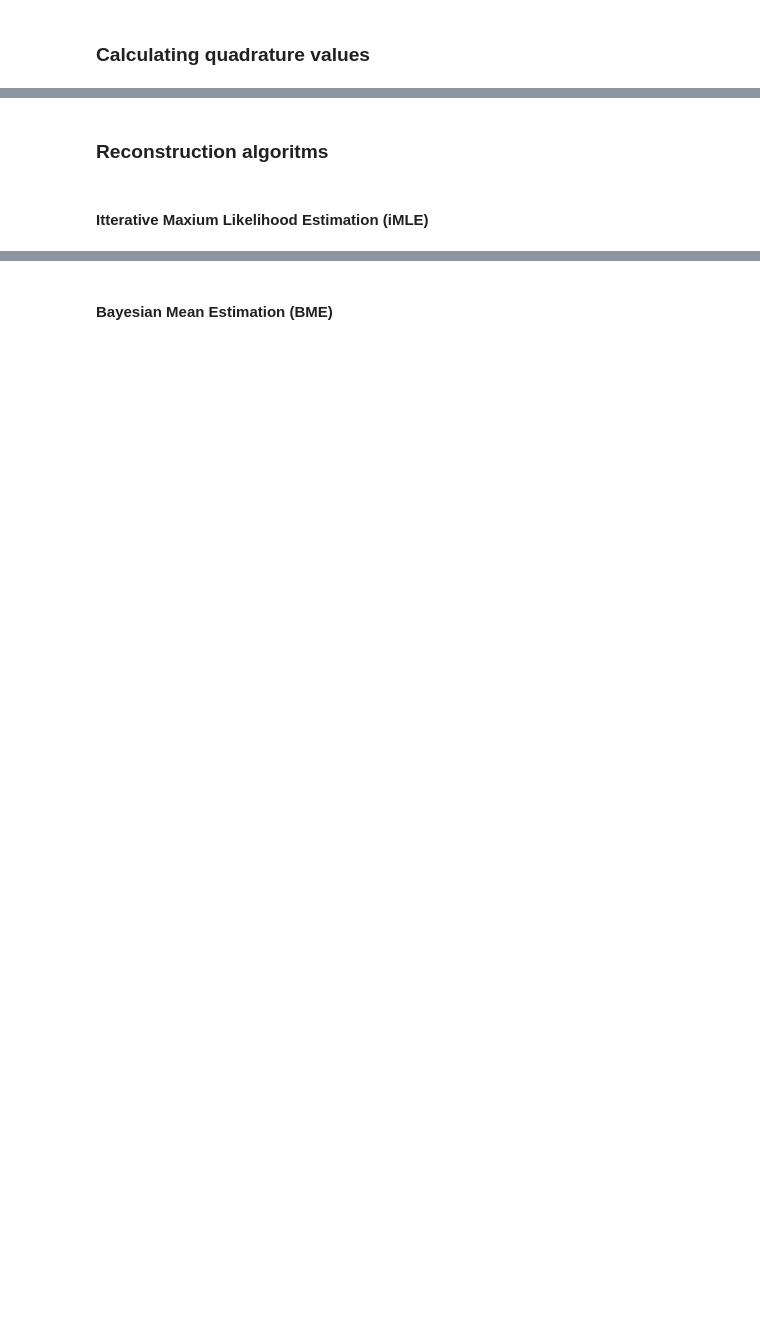
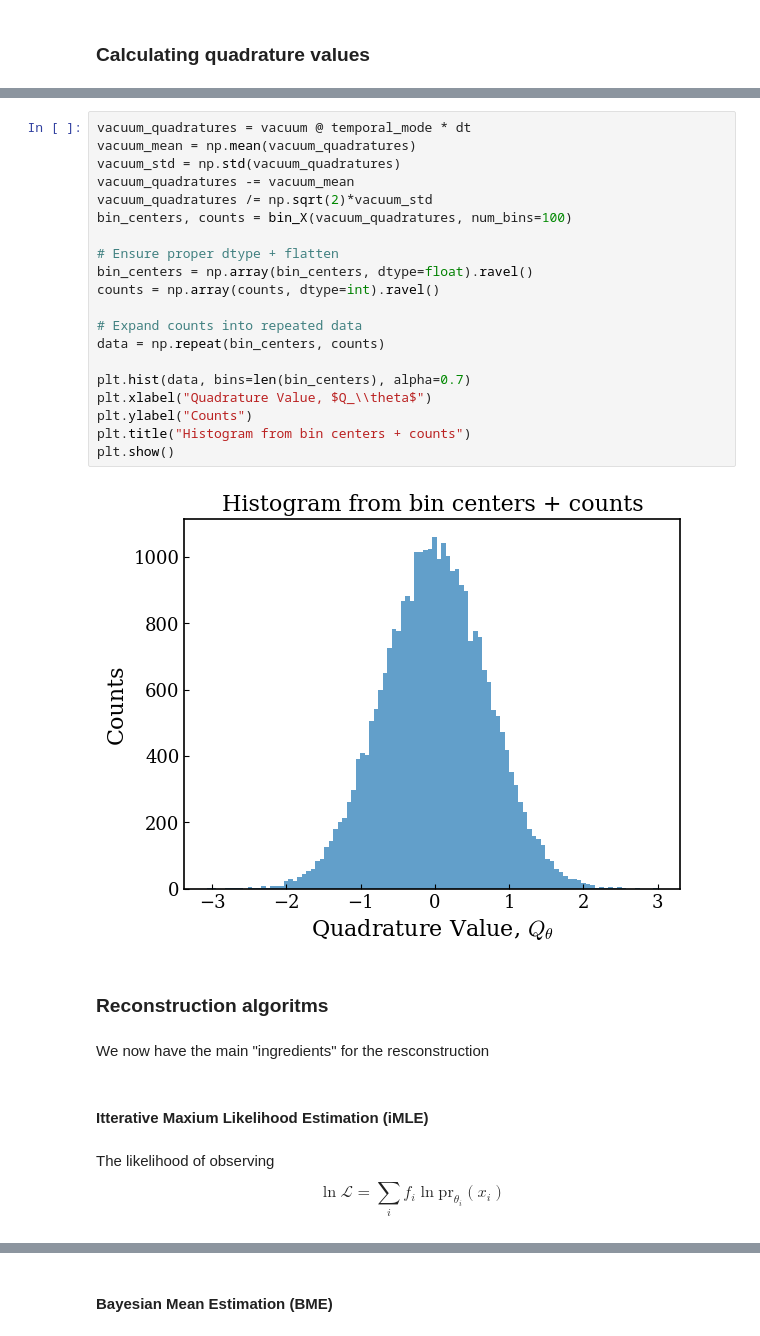
Before and after one commit to ThomasRavnborg/Homodyne-Tomography, a Jupyter notebook: code/main.ipynb, the cells around one changed output, grey strips where cells are left out. Cells and saved outputs as stored; diff of their text form; blank space fills up the shorter version.

```diff
--- a/code/main.ipynb
+++ b/code/main.ipynb
@@ -30,4 +151,33 @@ Processing date: 091028
+# %%
+vacuum_quadratures = vacuum @ temporal_mode * dt
+vacuum_mean = np.mean(vacuum_quadratures)
+vacuum_std = np.std(vacuum_quadratures)
+vacuum_quadratures -= vacuum_mean
+vacuum_quadratures /= np.sqrt(2)*vacuum_std
+bin_centers, counts = bin_X(vacuum_quadratures, num_bins=100)
+
+# Ensure proper dtype + flatten
+bin_centers = np.array(bin_centers, dtype=float).ravel()
+counts = np.array(counts, dtype=int).ravel()
+
+# Expand counts into repeated data
+data = np.repeat(bin_centers, counts)
+
+plt.hist(data, bins=len(bin_centers), alpha=0.7)
+plt.xlabel("Quadrature Value, $Q_\\theta$")
+plt.ylabel("Counts")
+plt.title("Histogram from bin centers + counts")
+plt.show()
+# %% [output]
+[figure, added]
 # %% [markdown]
 ### Reconstruction algoritms
+# %% [markdown]
+We now have the main "ingredients" for the resconstruction
 # %% [markdown]
 #### Itterative Maxium Likelihood Estimation (iMLE)
+# %% [markdown]
+The likelihood of observing
+$$
+\ln{\mathcal{L}}=\sum_i f_i\ln\mathrm{pr}_{\theta_i}(x_i)
+$$
```
Also changed, not shown: parts of 25 cells of this notebook, 3 other files.
